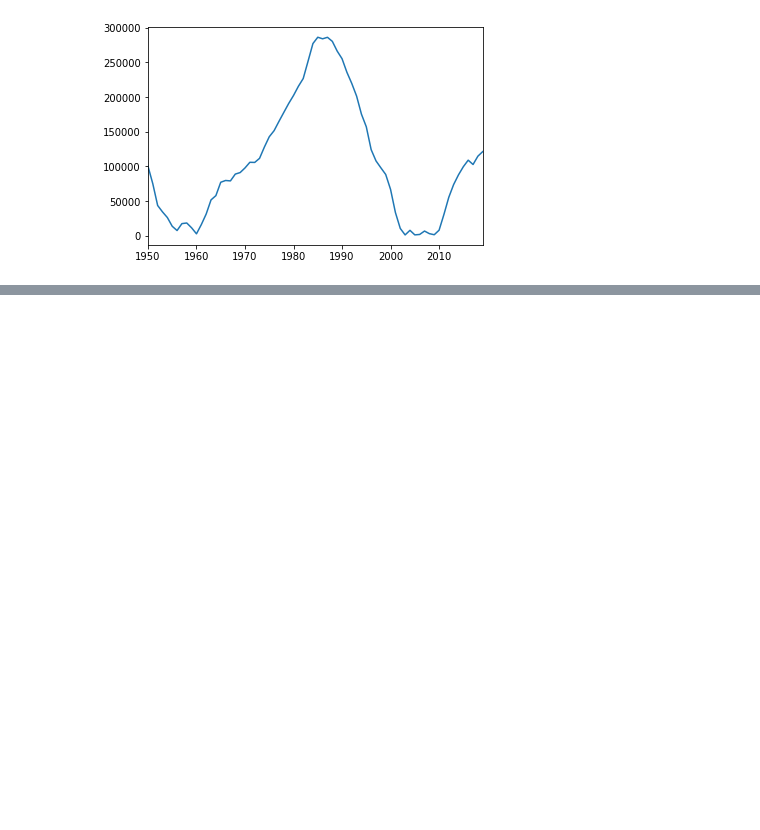
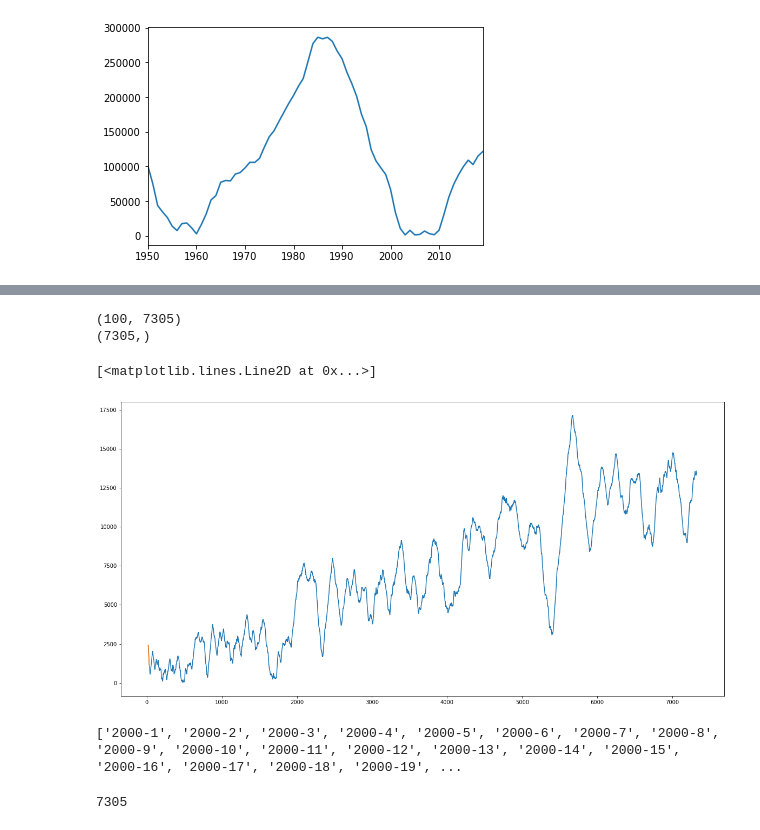
Before and after one commit to KSaiPremika/Plant-the-future, a Jupyter notebook: Traffic_Data_Creation_using_1D_Perlin_noise.ipynb, the cells around one changed output, grey strips where cells are left out. Drawn from its saved outputs; the diff is of its cells as text; code cells hidden in the pictures; blank space fills up the shorter version.

```diff
--- a/Traffic_Data_Creation_using_1D_Perlin_noise.ipynb
+++ b/Traffic_Data_Creation_using_1D_Perlin_noise.ipynb
@@ -265,0 +362,33 @@ Text(0, 0.5, 'Traffic count')
+# %%
+print(data.shape)
+print(time.shape)
+# %% [output]
+(100, 7305)
+(7305,)
+# %%
+plt.figure(figsize=(20,10))
+plt.plot(time,data[0])
+plt.plot(time[:20],data[0][:20])
+# %% [output]
+[<matplotlib.lines.Line2D at 0x...>]
+[figure, added]
+# %%
+columns = []
+
+for year in range(2000,2019+1):
+  if isLeap(year):
+    for day in range(1,367):
+      clm = str(year) +'-'+ str(day)
+      columns.append(clm)
+  else:
+    for day in range(1,366):
+      clm = str(year) +'-'+ str(day)
+      columns.append(clm)
+
+print(columns)
+# %% [output]
+['2000-1', '2000-2', '2000-3', '2000-4', '2000-5', '2000-6', '2000-7', '2000-8', '2000-9', '2000-10', '2000-11', '2000-12', '2000-13', '2000-14', '2000-15', '2000-16', '2000-17', '2000-18', '2000-19', ...
+# %%
+len(columns)
+# %% [output]
+7305
```
Also changed, not shown: parts of 20 cells of this notebook.
